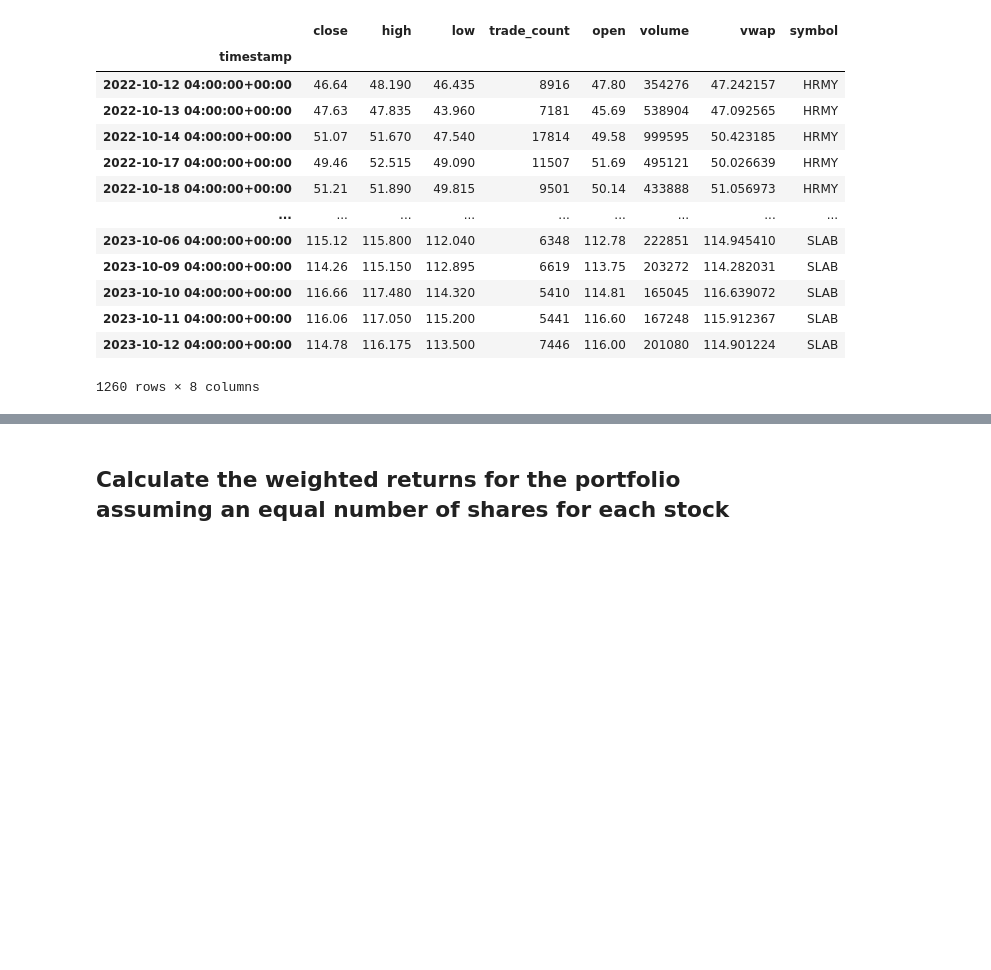
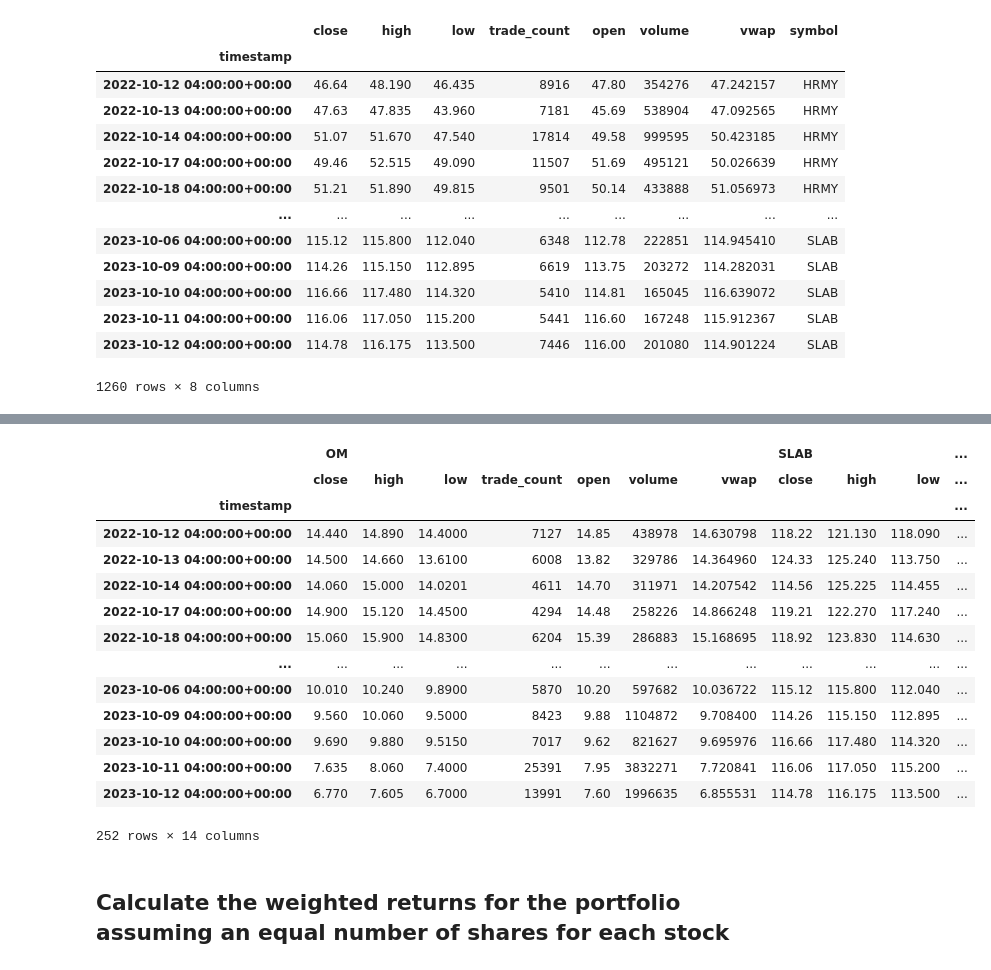
Before and after one commit to MontgomeryG/python-homework, a Jupyter notebook: Starter_Code 2/whale_analysis.ipynb, the cells around one changed output, grey strips where cells are left out. Drawn from its saved outputs; the diff is of its cells as text; code cells hidden in the pictures; blank space fills up the shorter version.

```diff
--- a/Starter_Code 2/whale_analysis.ipynb
+++ b/Starter_Code 2/whale_analysis.ipynb
@@ -535,7 +535,7 @@ tickers = ["OM", "HRMY", "PMVP", "SAVA", "SLAB"]
 timeframe = "1Day"
 # %%
 # Get current closing prices for FB and TWTR
-df_portfolio = alpaca.get_bars(
+portfolio_df = alpaca.get_bars(
     tickers,
     timeframe,
     start = start,
@@ -543,7 +543,7 @@ df_portfolio = alpaca.get_bars(
 ).df
 
 # Display sample data
-df_portfolio
+portfolio_df
 # %% [output]
 |  | close | high | low | trade_count | open | volume | vwap | symbol |
 | timestamp |  |  |  |  |  |  |  |  |
@@ -577,2 +592,38 @@ df_portfolio
+# %%
+# Combine all stocks in a single DataFrame
+
+
+
+
+# Reorganize the DataFrame
+
+# Reorganize portfolio data by having a column per symbol
+
+
+# Separate ticker data
+OM = portfolio_df[portfolio_df['symbol']=='OM'].drop('symbol', axis=1)
+SLAB = portfolio_df[portfolio_df['symbol']=='SLAB'].drop('symbol', axis=1)
+
+# Concatenate the ticker DataFrames
+pretty_portfolio_df = pd.concat([OM, SLAB],axis=1, keys=['OM','SLAB'])
+
+# Display sample data
+pretty_portfolio_df
+# %% [output]
+|  | OM |  |  |  |  |  |  | SLAB |  |  | ... |
+|  | close | high | low | trade_count | open | volume | vwap | close | high | low | ... |
+| timestamp |  |  |  |  |  |  |  |  |  |  | ... |
+| 2022-10-12 04:00:00+00:00 | 14.440 | 14.890 | 14.4000 | 7127 | 14.85 | 438978 | 14.630798 | 118.22 | 121.130 | 118.090 | ... |
+| 2022-10-13 04:00:00+00:00 | 14.500 | 14.660 | 13.6100 | 6008 | 13.82 | 329786 | 14.364960 | 124.33 | 125.240 | 113.750 | ... |
+| 2022-10-14 04:00:00+00:00 | 14.060 | 15.000 | 14.0201 | 4611 | 14.70 | 311971 | 14.207542 | 114.56 | 125.225 | 114.455 | ... |
+| 2022-10-17 04:00:00+00:00 | 14.900 | 15.120 | 14.4500 | 4294 | 14.48 | 258226 | 14.866248 | 119.21 | 122.270 | 117.240 | ... |
+| 2022-10-18 04:00:00+00:00 | 15.060 | 15.900 | 14.8300 | 6204 | 15.39 | 286883 | 15.168695 | 118.92 | 123.830 | 114.630 | ... |
+| ... | ... | ... | ... | ... | ... | ... | ... | ... | ... | ... | ... |
+| 2023-10-06 04:00:00+00:00 | 10.010 | 10.240 | 9.8900 | 5870 | 10.20 | 597682 | 10.036722 | 115.12 | 115.800 | 112.040 | ... |
+| 2023-10-09 04:00:00+00:00 | 9.560 | 10.060 | 9.5000 | 8423 | 9.88 | 1104872 | 9.708400 | 114.26 | 115.150 | 112.895 | ... |
+| 2023-10-10 04:00:00+00:00 | 9.690 | 9.880 | 9.5150 | 7017 | 9.62 | 821627 | 9.695976 | 116.66 | 117.480 | 114.320 | ... |
+| 2023-10-11 04:00:00+00:00 | 7.635 | 8.060 | 7.4000 | 25391 | 7.95 | 3832271 | 7.720841 | 116.06 | 117.050 | 115.200 | ... |
+| 2023-10-12 04:00:00+00:00 | 6.770 | 7.605 | 6.7000 | 13991 | 7.60 | 1996635 | 6.855531 | 114.78 | 116.175 | 113.500 | ... |
+252 rows × 14 columns
 # %%
 # Reset Date index
```
Also changed, not shown: parts of 3 cells of this notebook.
